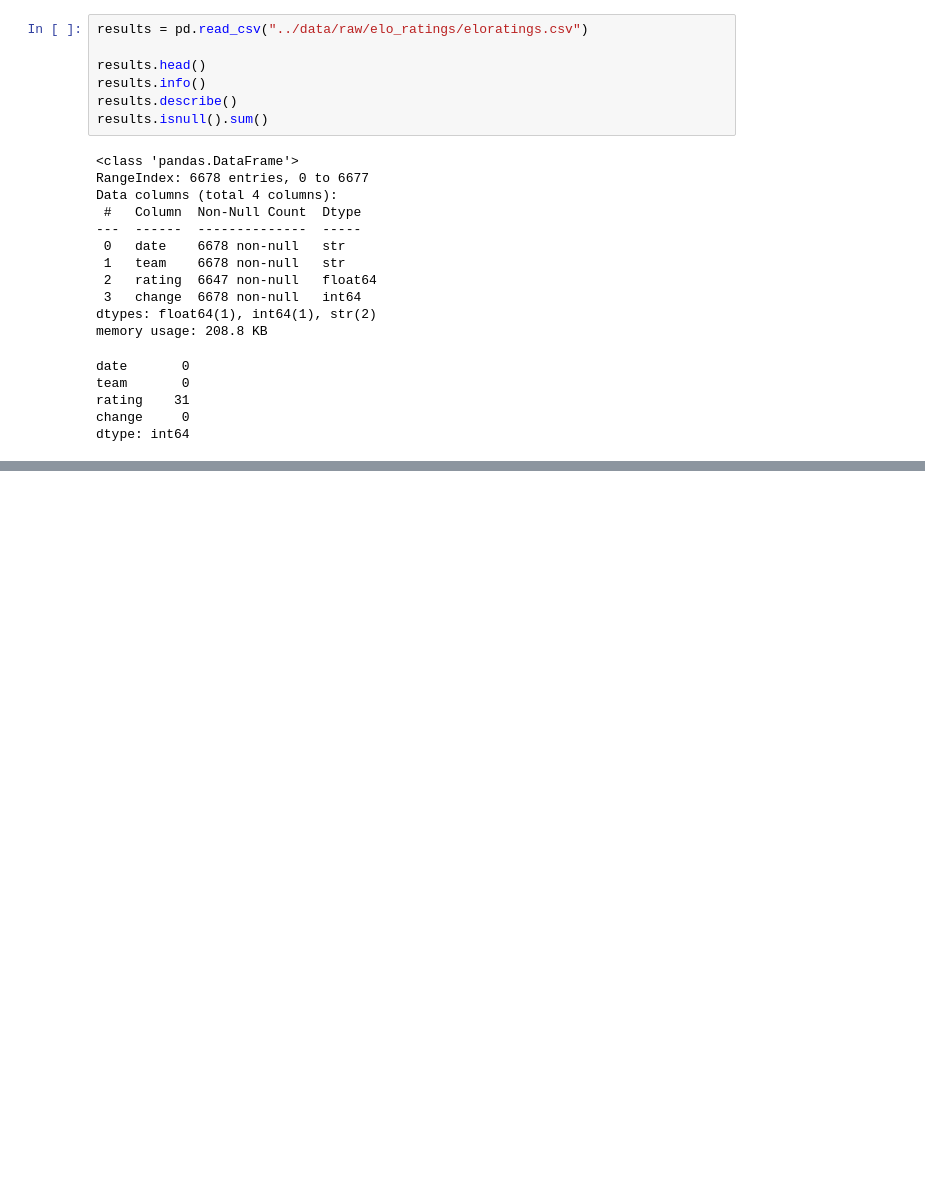
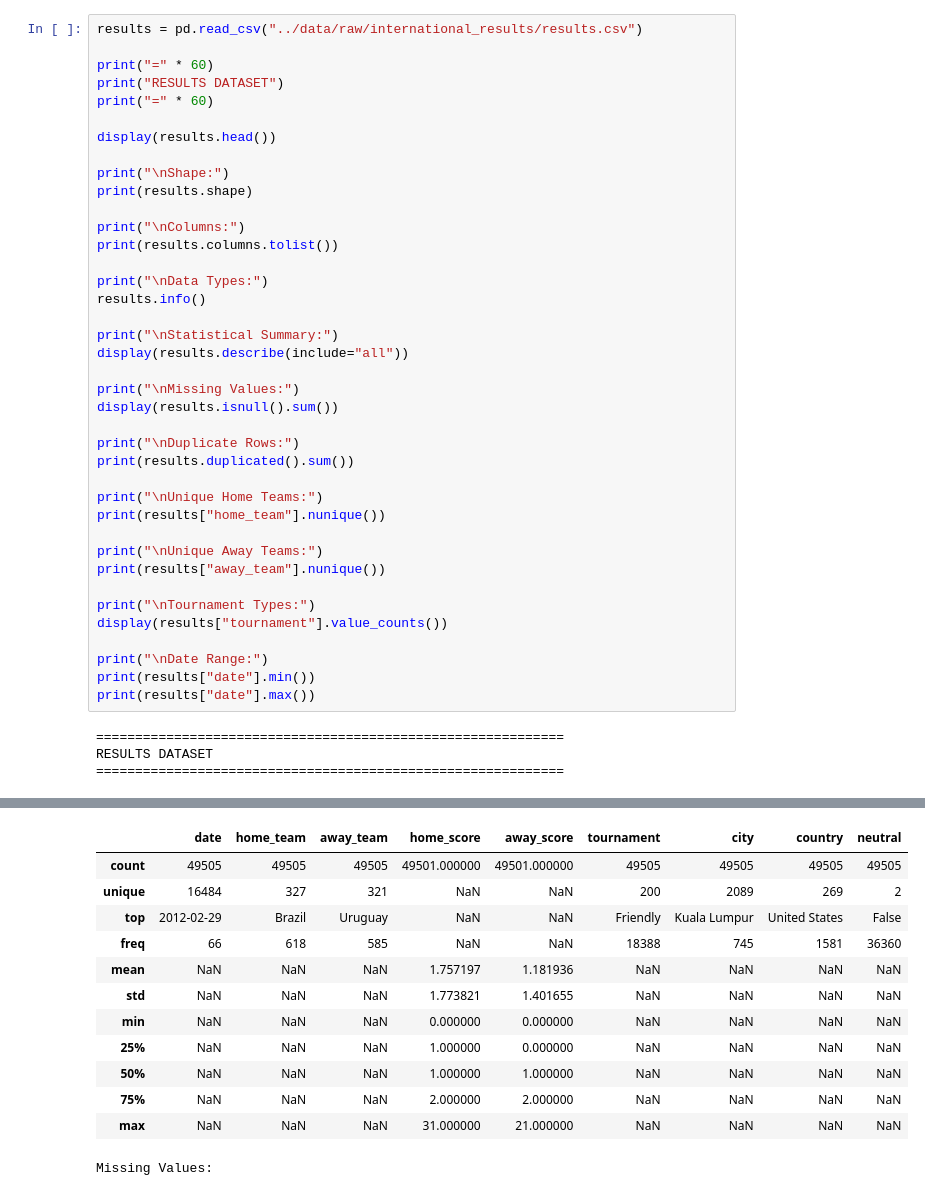
Before and after one commit to Prerak-Codes/FIFA-WorldCup-Predictor, a Jupyter notebook: notebooks/01_dataset_exploration.ipynb, the cells around one changed output, grey strips where cells are left out. Drawn from its saved outputs; the diff is of its cells as text; blank space fills up the shorter version.

Commit message:
Add dataset exploration notebook and preprocessing pipeline

```diff
--- a/notebooks/01_dataset_exploration.ipynb
+++ b/notebooks/01_dataset_exploration.ipynb
@@ -321,24 +4,43 @@ dtype: int64
-# %%
-results = pd.read_csv("../data/raw/elo_ratings/eloratings.csv")
-
-results.head()
-results.info()
-results.describe()
-results.isnull().sum()
-# %% [output]
-<class 'pandas.DataFrame'>
-RangeIndex: 6678 entries, 0 to 6677
-Data columns (total 4 columns):
- #   Column  Non-Null Count  Dtype
----  ------  --------------  -----
- 0   date    6678 non-null   str
- 1   team    6678 non-null   str
- 2   rating  6647 non-null   float64
- 3   change  6678 non-null   int64
-dtypes: float64(1), int64(1), str(2)
-memory usage: 208.8 KB
-date       0
-team       0
-rating    31
-change     0
-dtype: int64
+# %%
+results = pd.read_csv("../data/raw/international_results/results.csv")
+
+print("=" * 60)
+print("RESULTS DATASET")
+print("=" * 60)
+
+display(results.head())
+
+print("\nShape:")
+print(results.shape)
+
+print("\nColumns:")
+print(results.columns.tolist())
+
+print("\nData Types:")
+results.info()
+
+print("\nStatistical Summary:")
+display(results.describe(include="all"))
+
+print("\nMissing Values:")
+display(results.isnull().sum())
+
+print("\nDuplicate Rows:")
+print(results.duplicated().sum())
+
+print("\nUnique Home Teams:")
+print(results["home_team"].nunique())
+
+print("\nUnique Away Teams:")
+print(results["away_team"].nunique())
+
+print("\nTournament Types:")
+display(results["tournament"].value_counts())
+
+print("\nDate Range:")
+print(results["date"].min())
+print(results["date"].max())
+# %% [output]
+============================================================
+RESULTS DATASET
+============================================================
@@ -344,0 +70,13 @@ dtype: int64
+|  | date | home_team | away_team | home_score | away_score | tournament | city | country | neutral |
+| count | 49505 | 49505 | 49505 | 49501.000000 | 49501.000000 | 49505 | 49505 | 49505 | 49505 |
+| unique | 16484 | 327 | 321 | NaN | NaN | 200 | 2089 | 269 | 2 |
+| top | 2012-02-29 | Brazil | Uruguay | NaN | NaN | Friendly | Kuala Lumpur | United States | False |
+| freq | 66 | 618 | 585 | NaN | NaN | 18388 | 745 | 1581 | 36360 |
+| mean | NaN | NaN | NaN | 1.757197 | 1.181936 | NaN | NaN | NaN | NaN |
+| std | NaN | NaN | NaN | 1.773821 | 1.401655 | NaN | NaN | NaN | NaN |
+| min | NaN | NaN | NaN | 0.000000 | 0.000000 | NaN | NaN | NaN | NaN |
+| 25% | NaN | NaN | NaN | 1.000000 | 0.000000 | NaN | NaN | NaN | NaN |
+| 50% | NaN | NaN | NaN | 1.000000 | 1.000000 | NaN | NaN | NaN | NaN |
+| 75% | NaN | NaN | NaN | 2.000000 | 2.000000 | NaN | NaN | NaN | NaN |
+| max | NaN | NaN | NaN | 31.000000 | 21.000000 | NaN | NaN | NaN | NaN |
+Missing Values:
```
Also changed, not shown: parts of 23 cells of this notebook.
